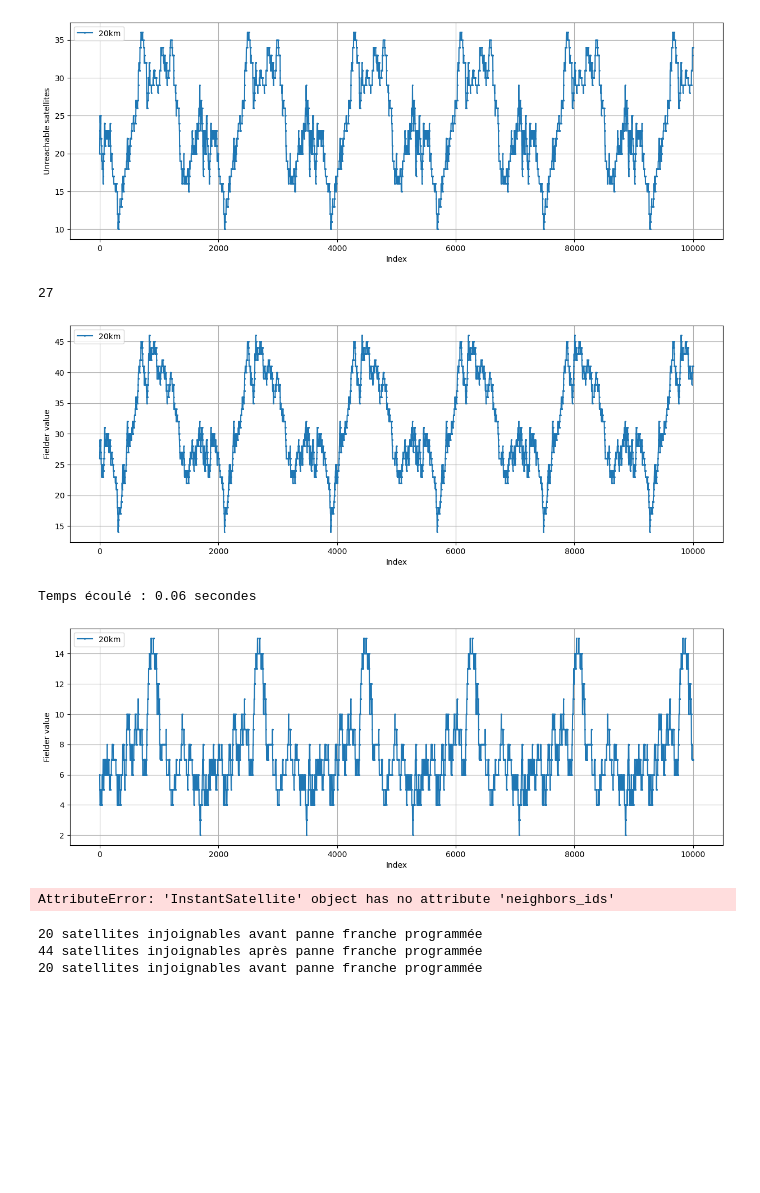
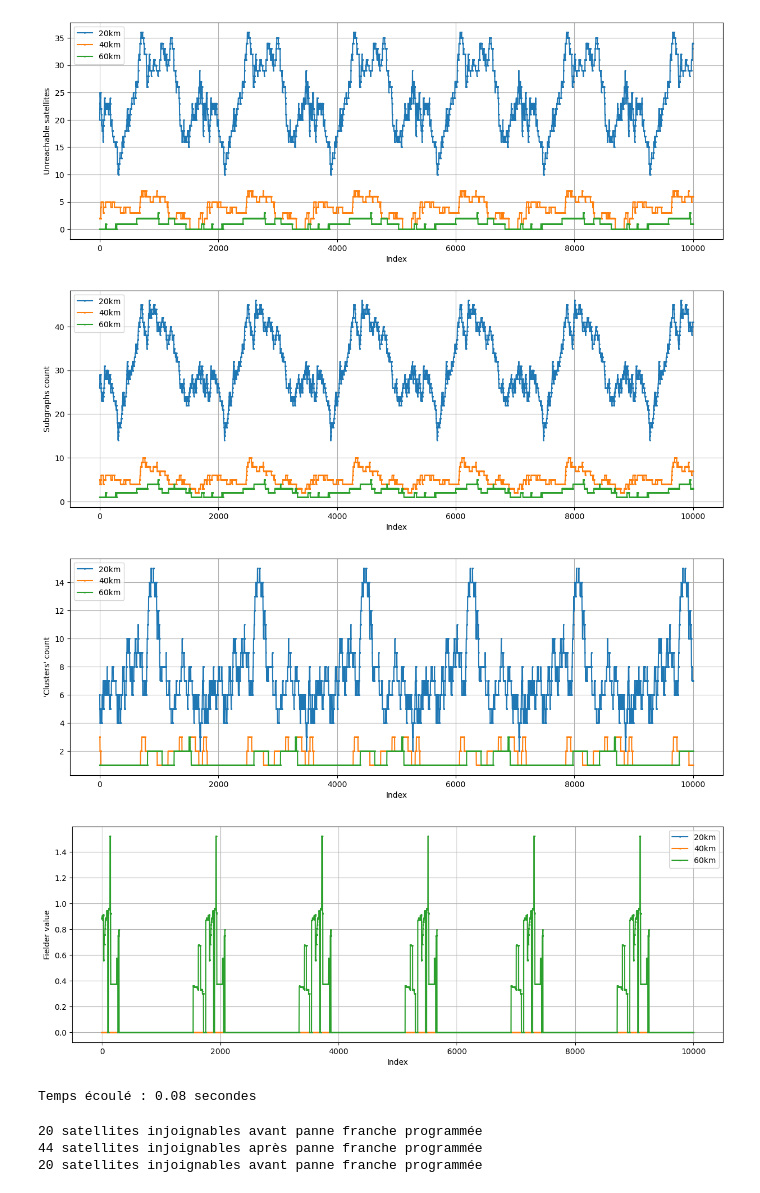
Before and after one commit to Darcolosse/McdaSat, a Jupyter notebook: analyse_caracteristiques.ipynb, the cells around one changed output. Drawn from its saved outputs; the diff is of its cells as text; code cells hidden in the pictures; blank space fills up the shorter version.

Commit message:
Corrections et génération de graphes

```diff
--- a/analyse_caracteristiques.ipynb
+++ b/analyse_caracteristiques.ipynb
@@ -21,6 +6,6 @@ Objet InstantSatellite:
 # %%
 data = load_data("./traces.csv")
-ranges = [("20km", 20_000)]#, ("40km", 40_000), ("60km", 60_000)]
+ranges = [("20km", 20_000), ("40km", 40_000), ("60km", 60_000)]
 
 satellites = {key: struct_data(data, static_range=range_as_meters) for key, range_as_meters in ranges}
 # %% [output]
@@ -33,11 +26,15 @@ each_range_each_instant_on_data = partial(run_for_each_range_each_instant_on_cal
 # %%
 print("Chargement des nombres de satellites inatteignables par instant")
 nb_unreachable_satellites_by_instant = each_range_each_instant(func=count_unreachable_satellites)
-#print("Chargement des valeurs de Fielder par instant")
-#fielder_value_by_instant = each_range_each_instant(func=fielder_value)
+print("Chargement des densités des graphes par instant")
+densities_by_instant = each_range_each_instant(func=density)
+print("Chargement des valeurs de Fielder par instant")
+fielder_value_by_instant = each_range_each_instant(func=fielder_value)
 print("Chargement des sous-graphes par instant")
 subgraphs_by_instant = each_range_each_instant(func=isolate_subgraphs)
 print("Chargement des nombres de sous-graphes par instant")
 nb_subgraphs_by_instant = each_range_each_instant_on_data(func=count_isolated_subgraphs, calculated_data=subgraphs_by_instant)
+print("Chargement du nombre de 'clusters' par instant (sous-graphes avec noeud > 1)")
+nb_isolated_clusters = each_range_each_instant_on_data(func=count_isolated_clusters, calculated_data=subgraphs_by_instant)
 # %% [output]
 Chargement des nombres de satellites inatteignables par instant
@@ -51,48 +57,29 @@ Temps écoulé : 0.00 secondes
 # %%
-df = pd.DataFrame(nb_unreachable_satellites_by_instant)
-df.plot(marker='o', markersize=1, figsize=(15, 5))
+plots = [(nb_unreachable_satellites_by_instant, "Unreachable satellites"),
+ (nb_subgraphs_by_instant, "Subgraphs count"),
+ (nb_isolated_clusters, "'Clusters' count"),
+ (fielder_value_by_instant, "Fielder value"),]
 
-plt.xlabel("Index")
-plt.ylabel("Unreachable satellites")
-plt.grid(True)
-plt.show()
+for data, y_title in plots:
+    df = pd.DataFrame(data)
+    df.plot(marker='o', markersize=1, figsize=(15, 5))
+
+    plt.xlabel("Index")
+    plt.ylabel(y_title)
+    plt.grid(True)
+    plt.show()
 # %% [output]
-[figure, old version]
+[figure, new version]
+[figure, added]
+[figure, added]
+[figure, added]
-# %%
-len(subgraphs_by_instant["20km"][2])
-# %% [output]
-27
-# %%
-df = pd.DataFrame(nb_subgraphs_by_instant)
-df.plot(marker='o', markersize=1, figsize=(15, 5))
-
-plt.xlabel("Index")
-plt.ylabel("Fielder value")
-plt.grid(True)
-plt.show()
-# %% [output]
-[figure, removed]
-# %%
-nb_isolated_clusters = each_range_each_instant_on_data(func=count_isolated_clusters, calculated_data=subgraphs_by_instant)
-# %% [output]
-Temps écoulé : 0.06 secondes
-# %%
-df = pd.DataFrame(nb_isolated_clusters)
-df.plot(marker='o', markersize=1, figsize=(15, 5))
-
-plt.xlabel("Index")
-plt.ylabel("Fielder value")
-plt.grid(True)
-plt.show()
-# %% [output]
-[figure, removed]
 # %%
 start = time.perf_counter()
 res = {key: dijkstra(satellites[key], 0, 0) for key in satellites.keys()}
 end = time.perf_counter()
 print(f"Temps écoulé : {end - start :.2f} secondes\n")
 # %% [output]
-AttributeError: 'InstantSatellite' object has no attribute 'neighbors_ids'
+Temps écoulé : 0.08 secondes
 # %%
 instant_de_test = 0
 sats_de_test = [sat.id for idx, sat in enumerate(satellites["20km"]) if idx % 5 == 0]
```
Also changed, not shown: parts of 5 cells of this notebook, 2 other files.
